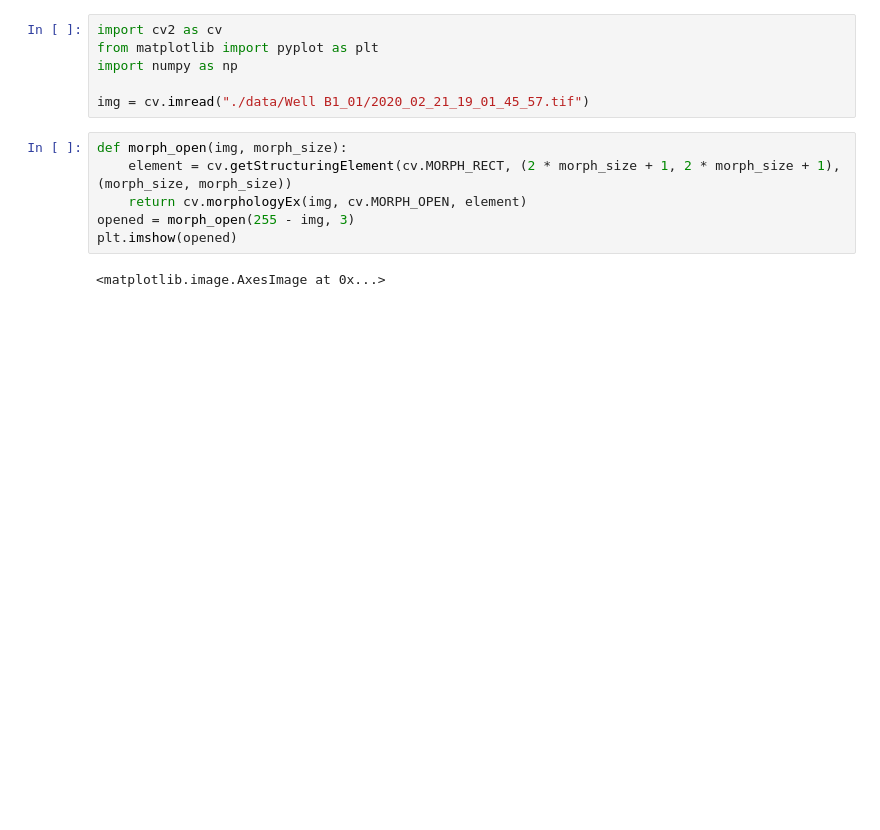
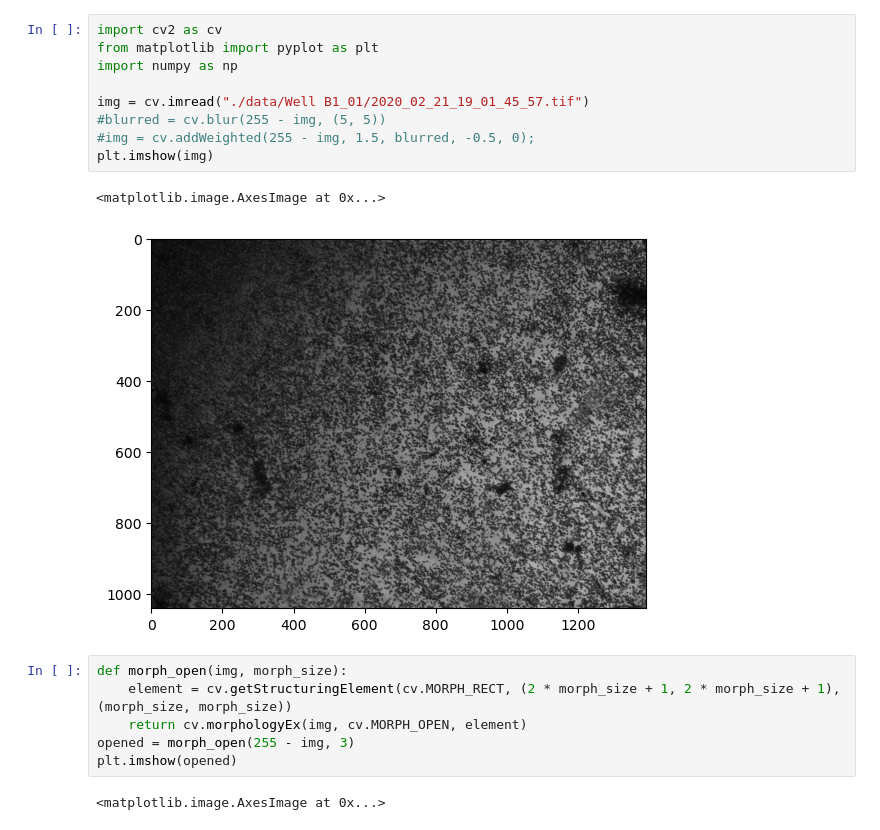
Before and after one commit to numimin/TOOI, a Jupyter notebook: TOOI Task.ipynb, the cells around one changed output. Drawn from its saved outputs; the diff is of its cells as text; blank space fills up the shorter version.

```diff
--- a/TOOI Task.ipynb
+++ b/TOOI Task.ipynb
@@ -18,9 +14,15 @@ Successfully installed opencv-python-4.7.0.72
 # %%
 import cv2 as cv
 from matplotlib import pyplot as plt
 import numpy as np
 
 img = cv.imread("./data/Well B1_01/2020_02_21_19_01_45_57.tif")
+#blurred = cv.blur(255 - img, (5, 5))
+#img = cv.addWeighted(255 - img, 1.5, blurred, -0.5, 0);
+plt.imshow(img)
+# %% [output]
+<matplotlib.image.AxesImage at 0x...>
+[figure, added]
 # %%
 def morph_open(img, morph_size):
     element = cv.getStructuringElement(cv.MORPH_RECT, (2 * morph_size + 1, 2 * morph_size + 1), (morph_size, morph_size))
```
Also changed, not shown: parts of 10 cells of this notebook, 1 other file.
